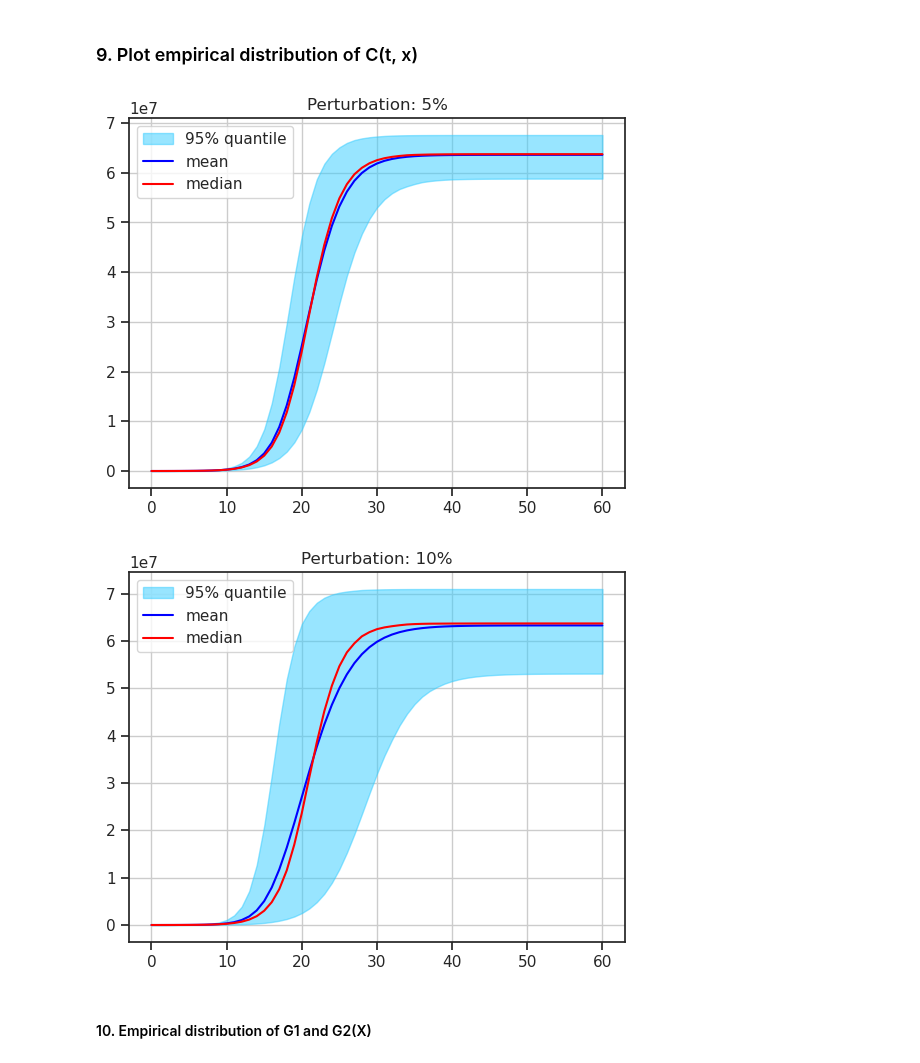
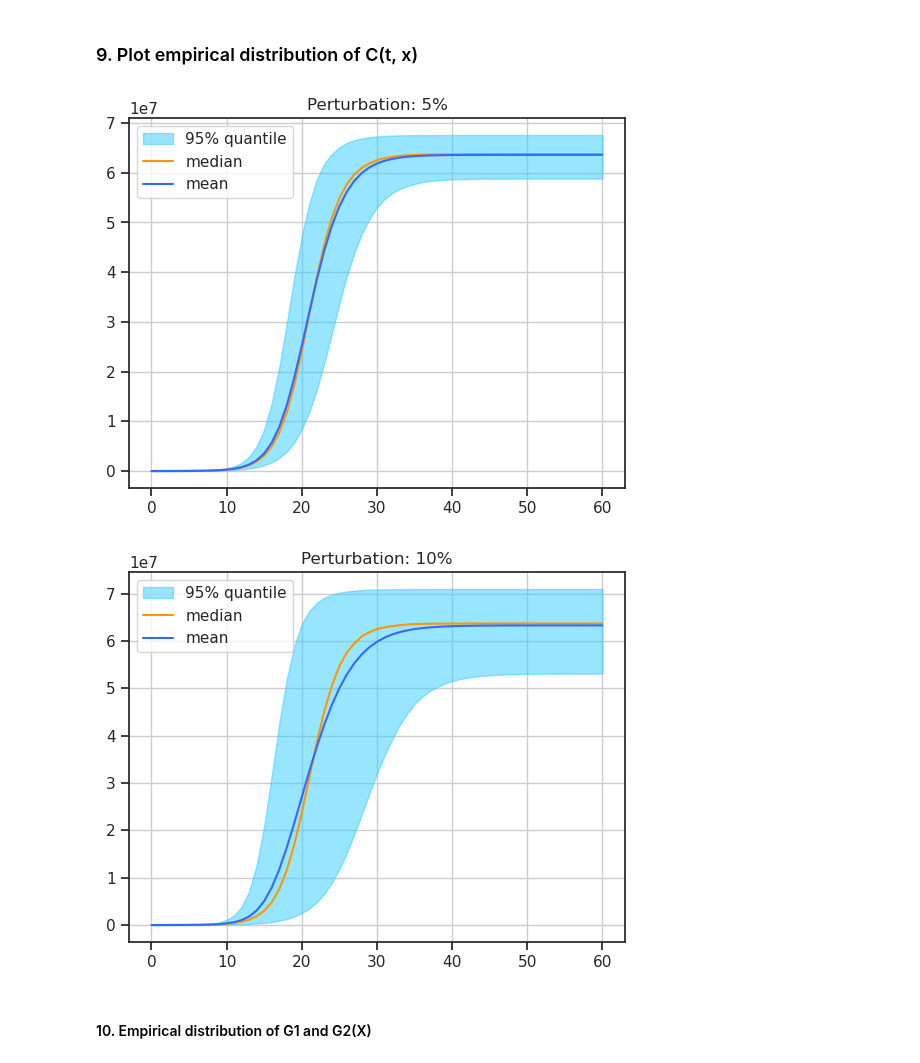
Before and after one commit to maximilian-nowak/uq-assignments, a Jupyter notebook: Assignment_1.ipynb, the cells around one changed output. Cells and saved outputs as stored; diff of their text form; code cells hidden in the pictures.

```diff
--- a/Assignment_1.ipynb
+++ b/Assignment_1.ipynb
@@ -175,36 +175,36 @@ run_simulations(seir_model_update, 0.10, N=1000)
 # %%
 def get_metrics(C_data):
     n = C_data.shape[1]
     mean = C_data.mean(0)
     median = np.zeros(n)
     quant_high = np.zeros(n)
     quant_low = np.zeros(n)
     for t in range(n):
         median[t] = np.median(C_data[:, t])
         quant_high[t] = np.quantile(C_data[:, t], 0.975)
         quant_low[t] = np.quantile(C_data[:, t], 0.025)
     return mean, median, quant_high, quant_low
 
 def plot_distribution(titlestr, metrics):
     fig, ax = plt.subplots(1, 1)
     t = np.linspace(0,T,T+1)
     ax.fill_between(t, metrics[2], metrics[3], color="#33ccff", alpha=0.5, label='95% quantile')
-    ax.plot(t, metrics[0], label='mean', color='blue')
-    ax.plot(t, metrics[1], label='median', color='red')
+    ax.plot(t, metrics[1], label='median', color='#ff9600')
+    ax.plot(t, metrics[0], label='mean', color='#3369ff')
     ax.set_title(titlestr)
     ax.legend()
     plt.show()
 
 C_data5 = np.loadtxt("C_data_5")
 metrics5 = get_metrics(C_data5)
 plot_distribution("Perturbation: 5%", metrics5)
 
 C_data10 = np.loadtxt("C_data_10")
 metrics10 = get_metrics(C_data10)
 plot_distribution("Perturbation: 10%", metrics10)
 # %% [output]
-[figure, old version]
+[figure, new version]
-[figure, old version]
+[figure, new version]
 # %% [markdown]
 #### 10. Empirical distribution of G1 and G2(X)
 # %%
```
Also changed, not shown: parts of 2 cells of this notebook.
